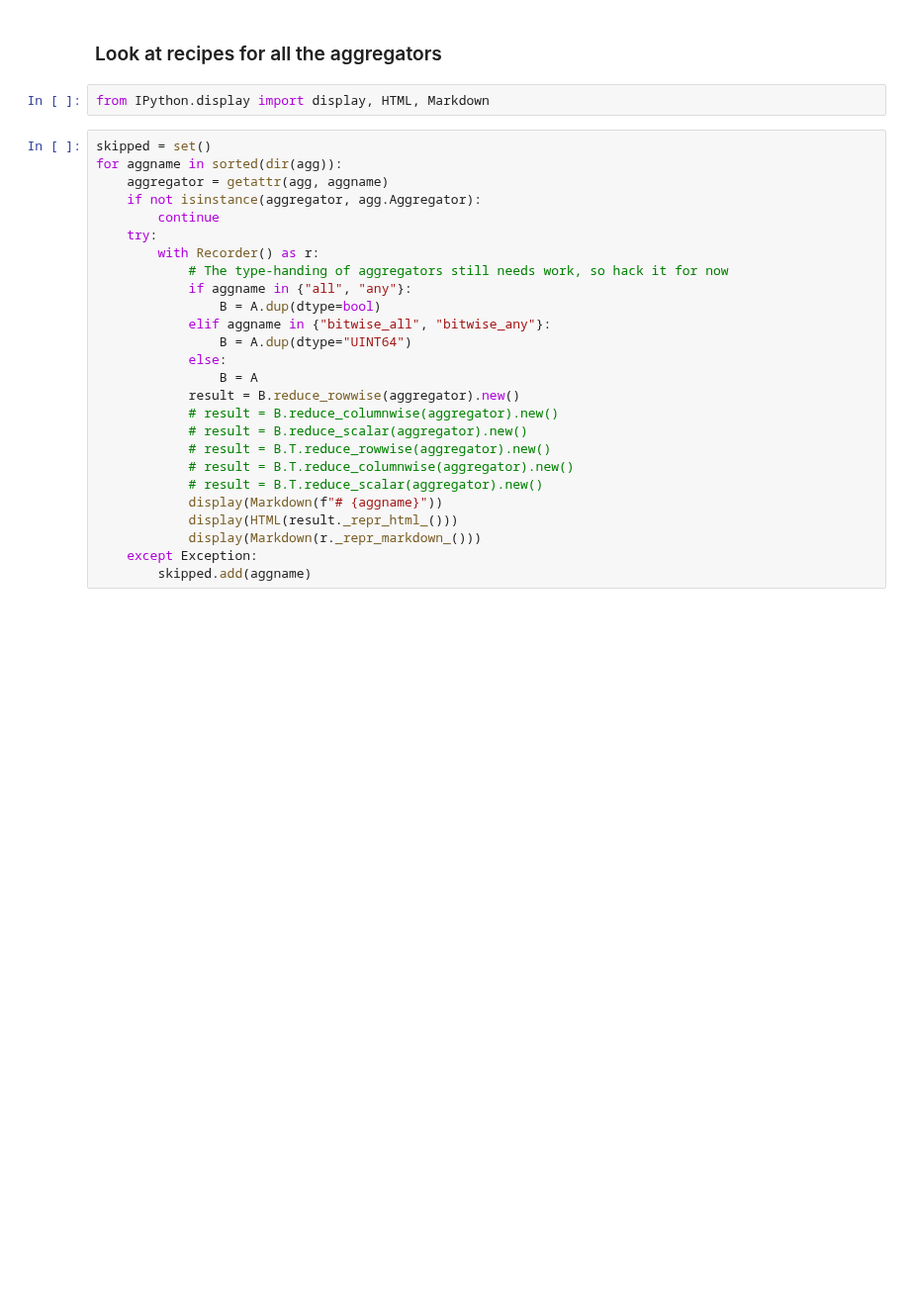
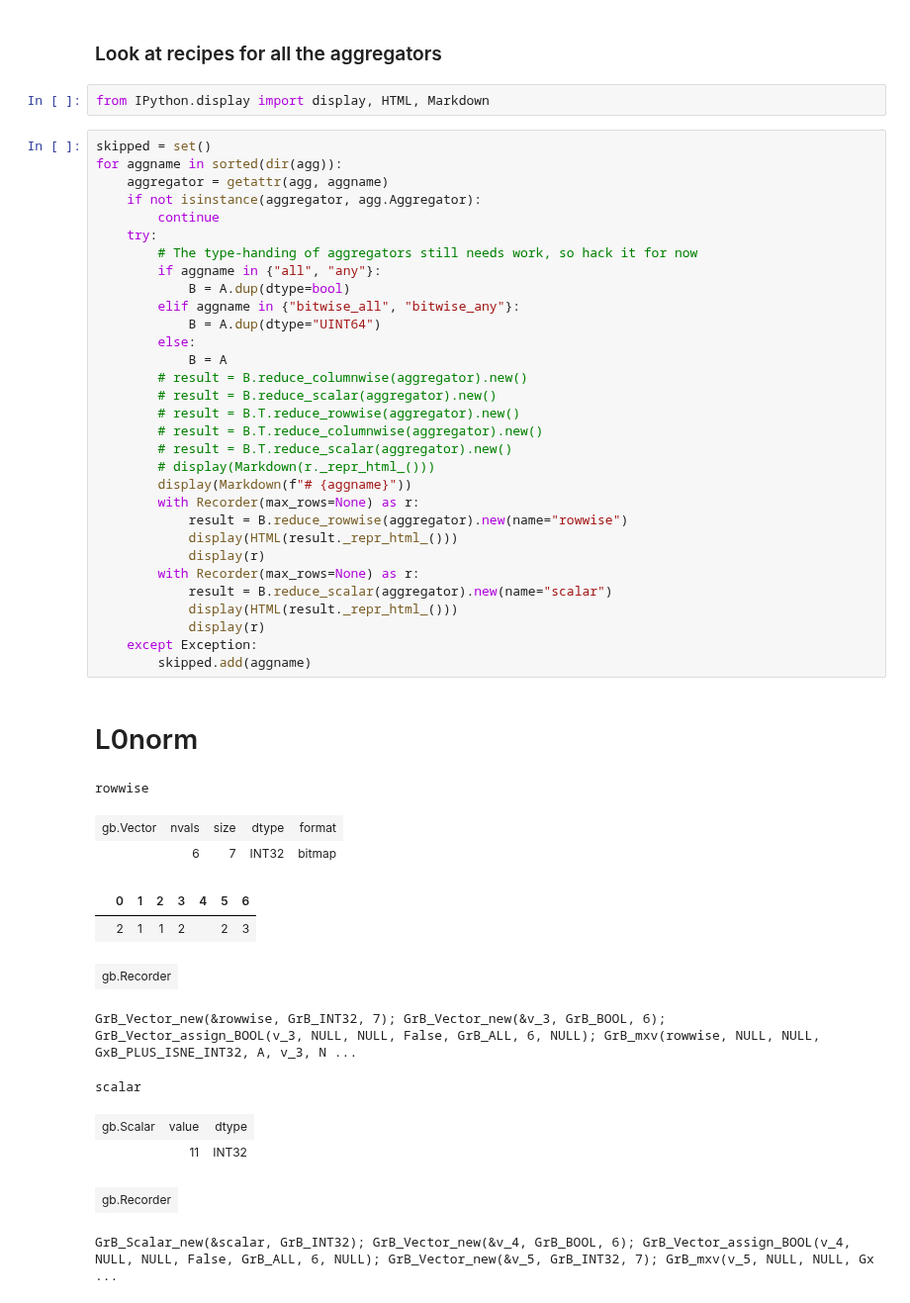
Before and after one commit to python-graphblas/python-graphblas, a Jupyter notebook: notebooks/Aggregators.ipynb, the cells around one changed output. Shown at 99% size. Drawn from its saved outputs; the diff is of its cells as text; blank space fills up the shorter version.

Commit message:
Render aggregator notebook (#281)
* Render aggregator notebook

```diff
--- a/notebooks/Aggregators.ipynb
+++ b/notebooks/Aggregators.ipynb
@@ -38,26 +68,45 @@ from IPython.display import display, HTML, Markdown
 # %%
 skipped = set()
 for aggname in sorted(dir(agg)):
     aggregator = getattr(agg, aggname)
     if not isinstance(aggregator, agg.Aggregator):
         continue
     try:
-        with Recorder() as r:
-            # The type-handing of aggregators still needs work, so hack it for now
-            if aggname in {"all", "any"}:
-                B = A.dup(dtype=bool)
-            elif aggname in {"bitwise_all", "bitwise_any"}:
-                B = A.dup(dtype="UINT64")
-            else:
-                B = A
-            result = B.reduce_rowwise(aggregator).new()
-            # result = B.reduce_columnwise(aggregator).new()
-            # result = B.reduce_scalar(aggregator).new()
-            # result = B.T.reduce_rowwise(aggregator).new()
-            # result = B.T.reduce_columnwise(aggregator).new()
-            # result = B.T.reduce_scalar(aggregator).new()
-            display(Markdown(f"# {aggname}"))
+        # The type-handing of aggregators still needs work, so hack it for now
+        if aggname in {"all", "any"}:
+            B = A.dup(dtype=bool)
+        elif aggname in {"bitwise_all", "bitwise_any"}:
+            B = A.dup(dtype="UINT64")
+        else:
+            B = A
+        # result = B.reduce_columnwise(aggregator).new()
+        # result = B.reduce_scalar(aggregator).new()
+        # result = B.T.reduce_rowwise(aggregator).new()
+        # result = B.T.reduce_columnwise(aggregator).new()
+        # result = B.T.reduce_scalar(aggregator).new()
+        # display(Markdown(r._repr_html_()))
+        display(Markdown(f"# {aggname}"))
+        with Recorder(max_rows=None) as r:
+            result = B.reduce_rowwise(aggregator).new(name="rowwise")
             display(HTML(result._repr_html_()))
-            display(Markdown(r._repr_markdown_()))
+            display(r)
+        with Recorder(max_rows=None) as r:
+            result = B.reduce_scalar(aggregator).new(name="scalar")
+            display(HTML(result._repr_html_()))
+            display(r)
     except Exception:
         skipped.add(aggname)
+# %% [output]
+# L0norm
+rowwise
+| gb.Vector | nvals | size | dtype | format |
+|  | 6 | 7 | INT32 | bitmap |
+|  | 0 | 1 | 2 | 3 | 4 | 5 | 6 |
+|  | 2 | 1 | 1 | 2 |  | 2 | 3 |
+| gb.Recorder |
+GrB_Vector_new(&rowwise, GrB_INT32, 7); GrB_Vector_new(&v_3, GrB_BOOL, 6); GrB_Vector_assign_BOOL(v_3, NULL, NULL, False, GrB_ALL, 6, NULL); GrB_mxv(rowwise, NULL, NULL, GxB_PLUS_ISNE_INT32, A, v_3, N ...
+scalar
+| gb.Scalar | value | dtype |
+|  | 11 | INT32 |
+| gb.Recorder |
+GrB_Scalar_new(&scalar, GrB_INT32); GrB_Vector_new(&v_4, GrB_BOOL, 6); GrB_Vector_assign_BOOL(v_4, NULL, NULL, False, GrB_ALL, 6, NULL); GrB_Vector_new(&v_5, GrB_INT32, 7); GrB_mxv(v_5, NULL, NULL, Gx ...
```
Also changed, not shown: parts of 11 cells of this notebook.
